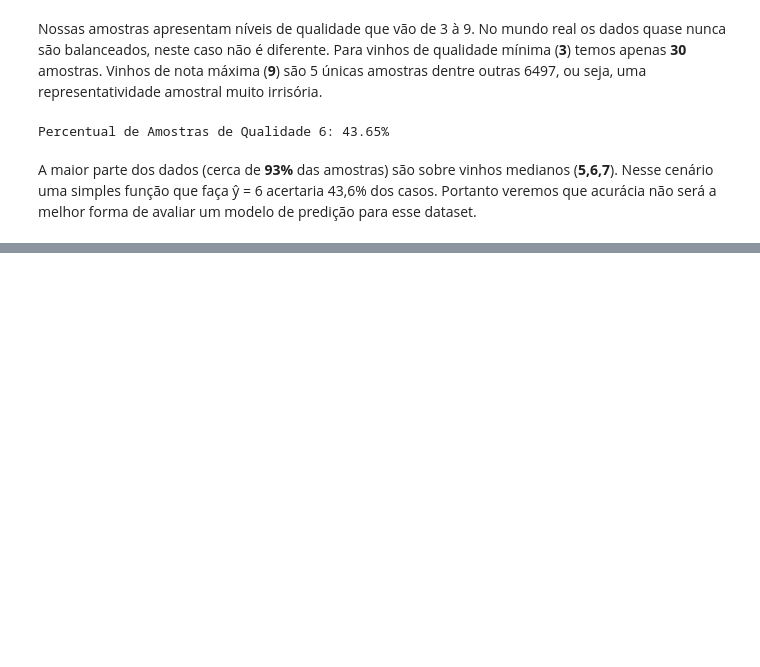
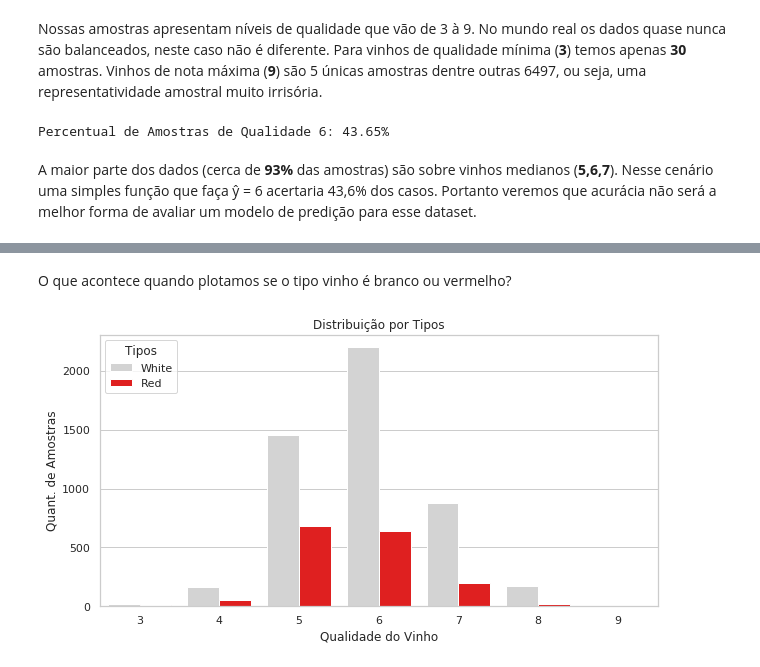
Before and after one commit to ebertolo/wine-quality, a Jupyter notebook: wine-quality-analysis.ipynb, the cells around one changed output, grey strips where cells are left out. Cells and saved outputs as stored; diff of their text form; code cells hidden in the pictures; blank space fills up the shorter version.

```diff
--- a/wine-quality-analysis.ipynb
+++ b/wine-quality-analysis.ipynb
@@ -75,0 +94,11 @@ plt.show()
+# %% [markdown]
+O que acontece quando plotamos se o tipo vinho é branco ou vermelho?
+# %%
+plt.figure(figsize=(10,5))
+
+ax = sns.countplot(data=df_wine, x="quality", hue="type", palette=['lightgrey', 'red'])
+ax.set(xlabel='Qualidade do Vinho', ylabel='Quant. de Amostras', title="Distribuição por Tipos")
+plt.legend(title='Tipos')
+plt.show()
+# %% [output]
+[figure, added]
```
Also changed, not shown: parts of 26 cells of this notebook.
